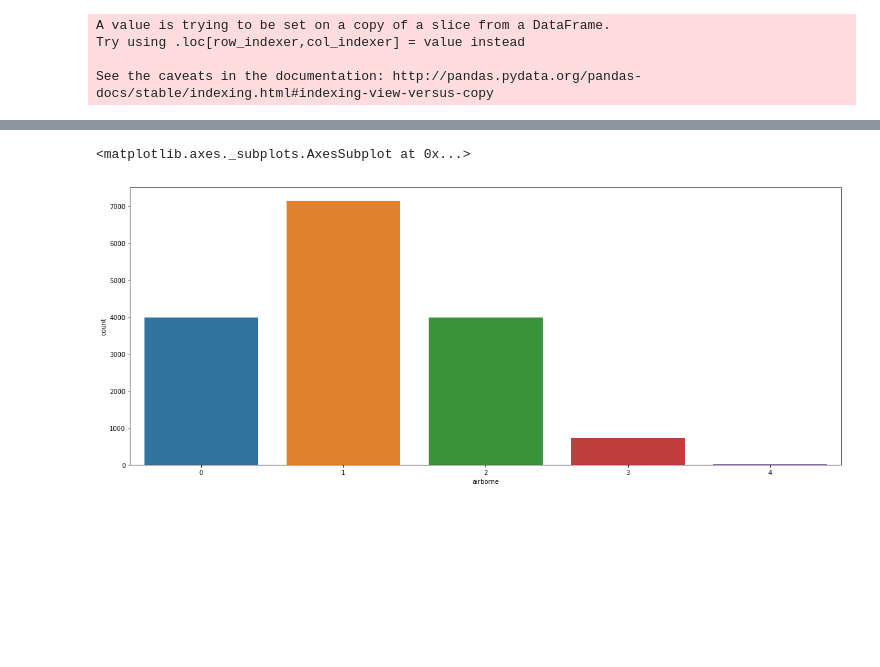
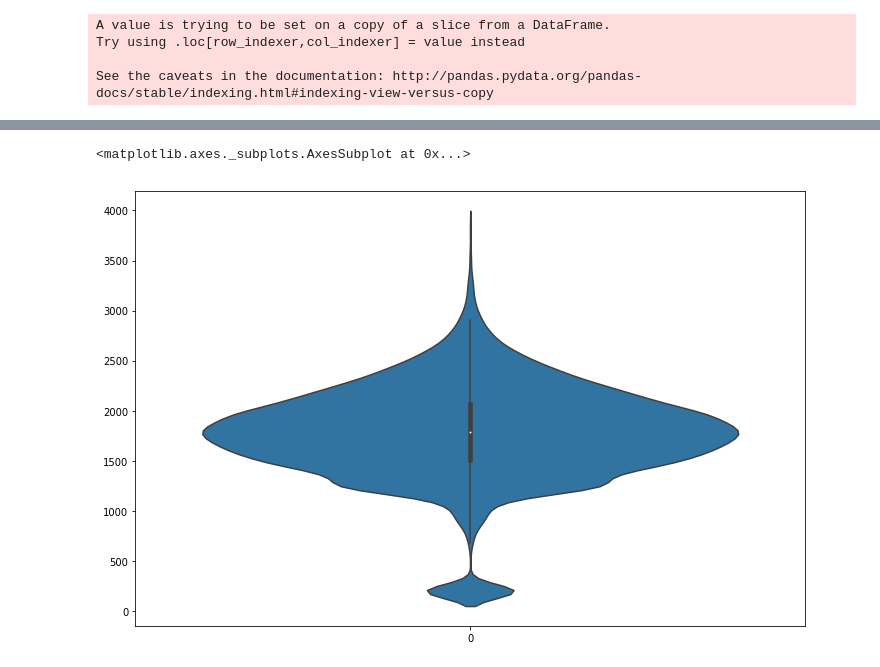
Before and after one commit to Jaepal/data-science-portfolio, a Jupyter notebook: league_of_legends/lol2.ipynb, the cells around one changed output, grey strips where cells are left out. Cells and saved outputs as stored; diff of their text form; code cells hidden in the pictures; blank space fills up the shorter version.

```diff
--- a/league_of_legends/lol2.ipynb
+++ b/league_of_legends/lol2.ipynb
@@ -544,0 +497,5 @@ See the caveats in the documentation: http://pandas.pydata.org/pandas-docs/stabl
+# %%
+# only_yasuo_df 에 matches 병합
+
+only_yasuo_df = pd.merge(only_yasuo_df, matches, how='left', left_on='matchid', right_on='id', suffixes=('', '_y'))
+only_yasuo_df.columns
@@ -545,6 +516,8 @@ See the caveats in the documentation: http://pandas.pydata.org/pandas-docs/stabl
+# %%
+only_yasuo_df.drop(columns=['id_y'], inplace=True)
 # %%
-plt.figure(figsize=(20, 8))
-sns.countplot(x='airborne', data=only_yasuo_df)
+plt.figure(figsize=(12, 8))
+sns.violinplot(data=only_yasuo_df['duration'])
 # %% [output]
 <matplotlib.axes._subplots.AxesSubplot at 0x...>
-[figure, old version]
+[figure, new version]
```
Also changed, not shown: parts of 19 cells of this notebook.
